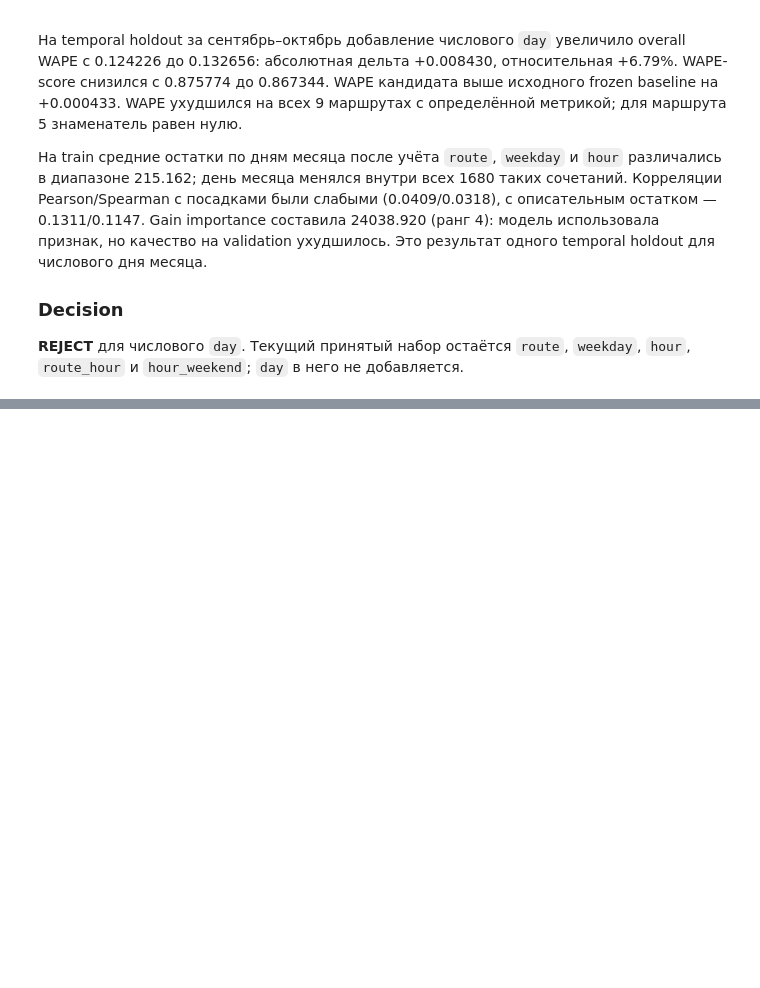
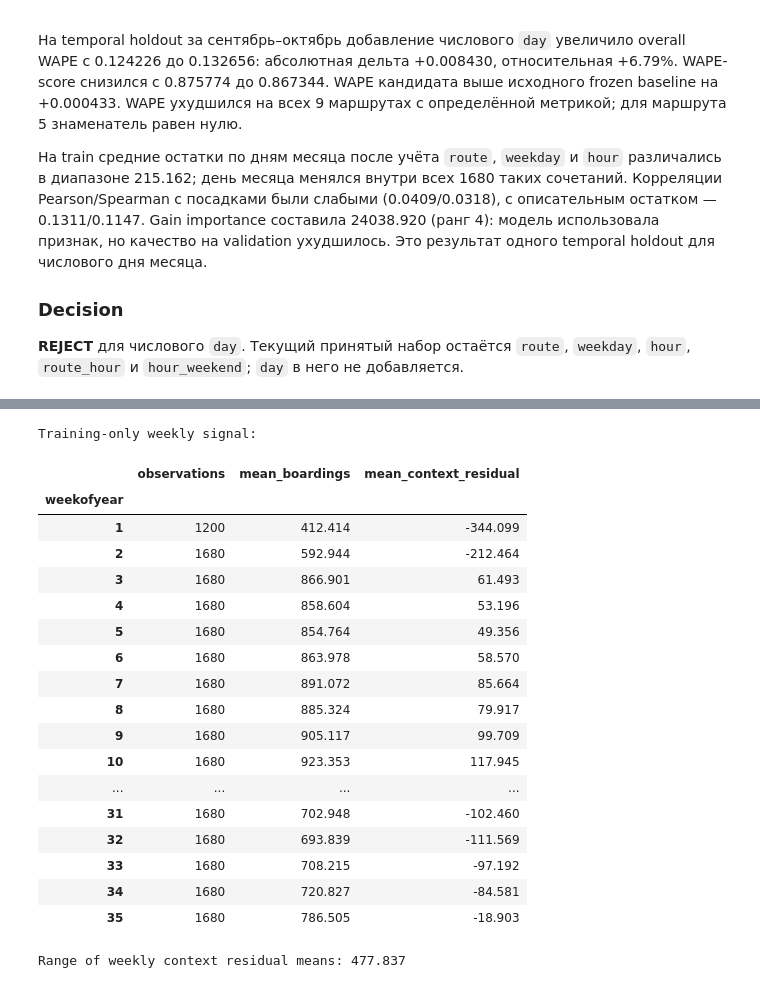
Before and after one commit to rapogahu/MT-Hackathon-2026, a Jupyter notebook: ml/notebooks/feature_engineering.ipynb, the cells around one changed output, grey strips where cells are left out. Drawn from its saved outputs; the diff is of its cells as text; code cells hidden in the pictures; blank space fills up the shorter version.

```diff
--- a/ml/notebooks/feature_engineering.ipynb
+++ b/ml/notebooks/feature_engineering.ipynb
@@ -994,0 +1009,41 @@ Validation WAPE by route:
+# %%
+weekofyear_analysis = train[["route", "date", "hour", "boardings"]].copy()
+weekofyear_analysis["weekofyear"] = weekofyear_analysis["date"].dt.isocalendar().week.astype("int16")
+weekofyear_analysis["weekday"] = weekofyear_analysis["date"].dt.weekday
+context_mean = weekofyear_analysis.groupby(
+    ["route", "weekday", "hour"], observed=True
+)["boardings"].transform("mean")
+weekofyear_analysis["context_residual"] = weekofyear_analysis["boardings"] - context_mean
+weekly_signal = weekofyear_analysis.groupby("weekofyear").agg(
+    observations=("boardings", "size"),
+    mean_boardings=("boardings", "mean"),
+    mean_context_residual=("context_residual", "mean"),
+)
+print("Training-only weekly signal:")
+display(weekly_signal.round(3))
+print(
+    "Range of weekly context residual means:",
+    round(weekly_signal["mean_context_residual"].max()
+          - weekly_signal["mean_context_residual"].min(), 3),
+)
+# %% [output]
+Training-only weekly signal:
+|  | observations | mean_boardings | mean_context_residual |
+| weekofyear |  |  |  |
+| 1 | 1200 | 412.414 | -344.099 |
+| 2 | 1680 | 592.944 | -212.464 |
+| 3 | 1680 | 866.901 | 61.493 |
+| 4 | 1680 | 858.604 | 53.196 |
+| 5 | 1680 | 854.764 | 49.356 |
+| 6 | 1680 | 863.978 | 58.570 |
+| 7 | 1680 | 891.072 | 85.664 |
+| 8 | 1680 | 885.324 | 79.917 |
+| 9 | 1680 | 905.117 | 99.709 |
+| 10 | 1680 | 923.353 | 117.945 |
+| ... | ... | ... | ... |
+| 31 | 1680 | 702.948 | -102.460 |
+| 32 | 1680 | 693.839 | -111.569 |
+| 33 | 1680 | 708.215 | -97.192 |
+| 34 | 1680 | 720.827 | -84.581 |
+| 35 | 1680 | 786.505 | -18.903 |
+Range of weekly context residual means: 477.837
```
Also changed, not shown: parts of 12 cells of this notebook, 1 other file.
